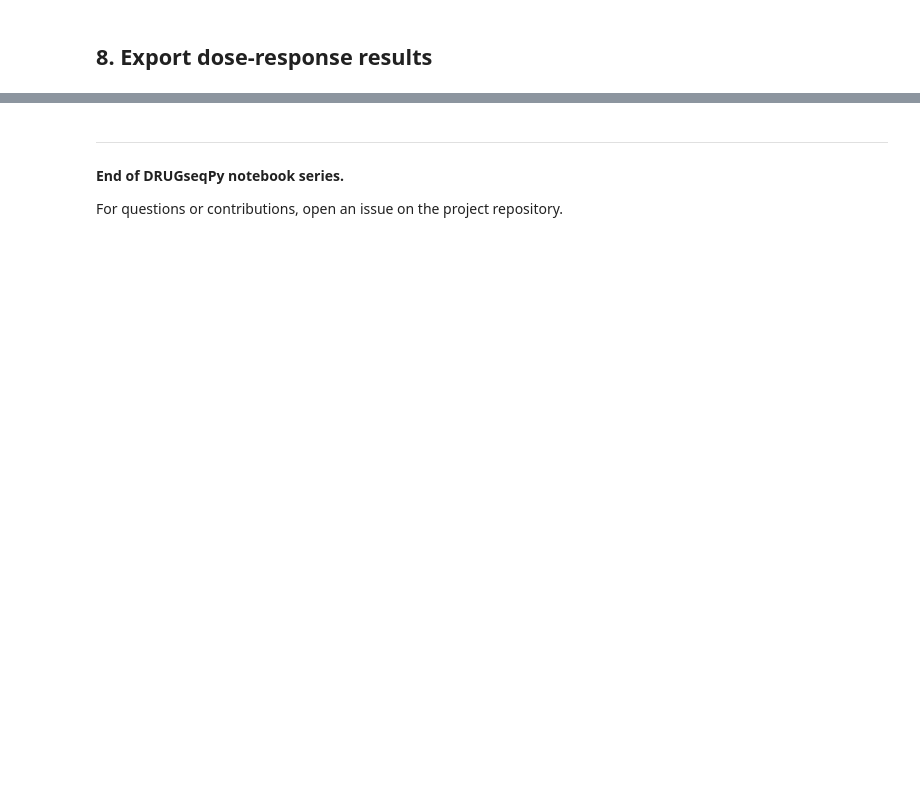
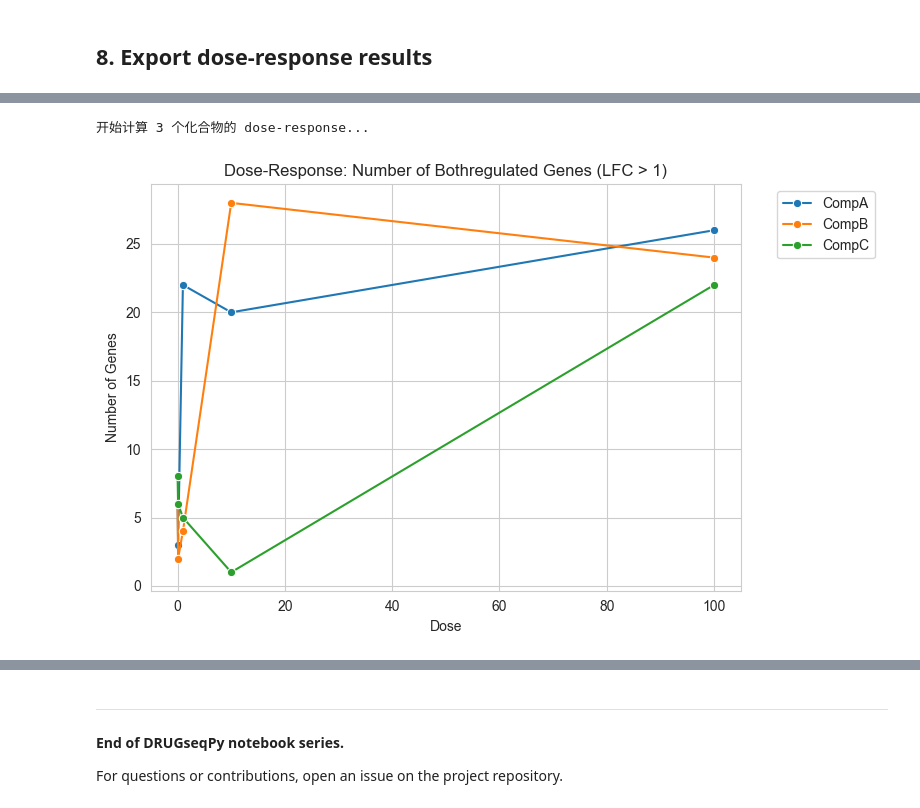
Before and after one commit to FupaulHuang/drugseqpy, a Jupyter notebook: docs/03_Dose_Response_Cheminformatics.ipynb, the cells around one changed output, grey strips where cells are left out. Saved outputs shown, nothing was run; the diff lists cells and outputs as text; code cells hidden in the pictures; blank space fills up the shorter version.

```diff
--- a/docs/03_Dose_Response_Cheminformatics.ipynb
+++ b/docs/03_Dose_Response_Cheminformatics.ipynb
@@ -326,0 +426,5 @@ for cmpd, df in dr_all.items():
+# %%
+ds.plot_dose_gene_counts(dsd_dr, lfc_threshold=1, compounds=None, combine=True,cmpd_col= "compound")
+# %% [output]
+开始计算 3 个化合物的 dose-response...
+[figure, added]
```
Also changed, not shown: parts of 17 cells of this notebook, 1 other file.
